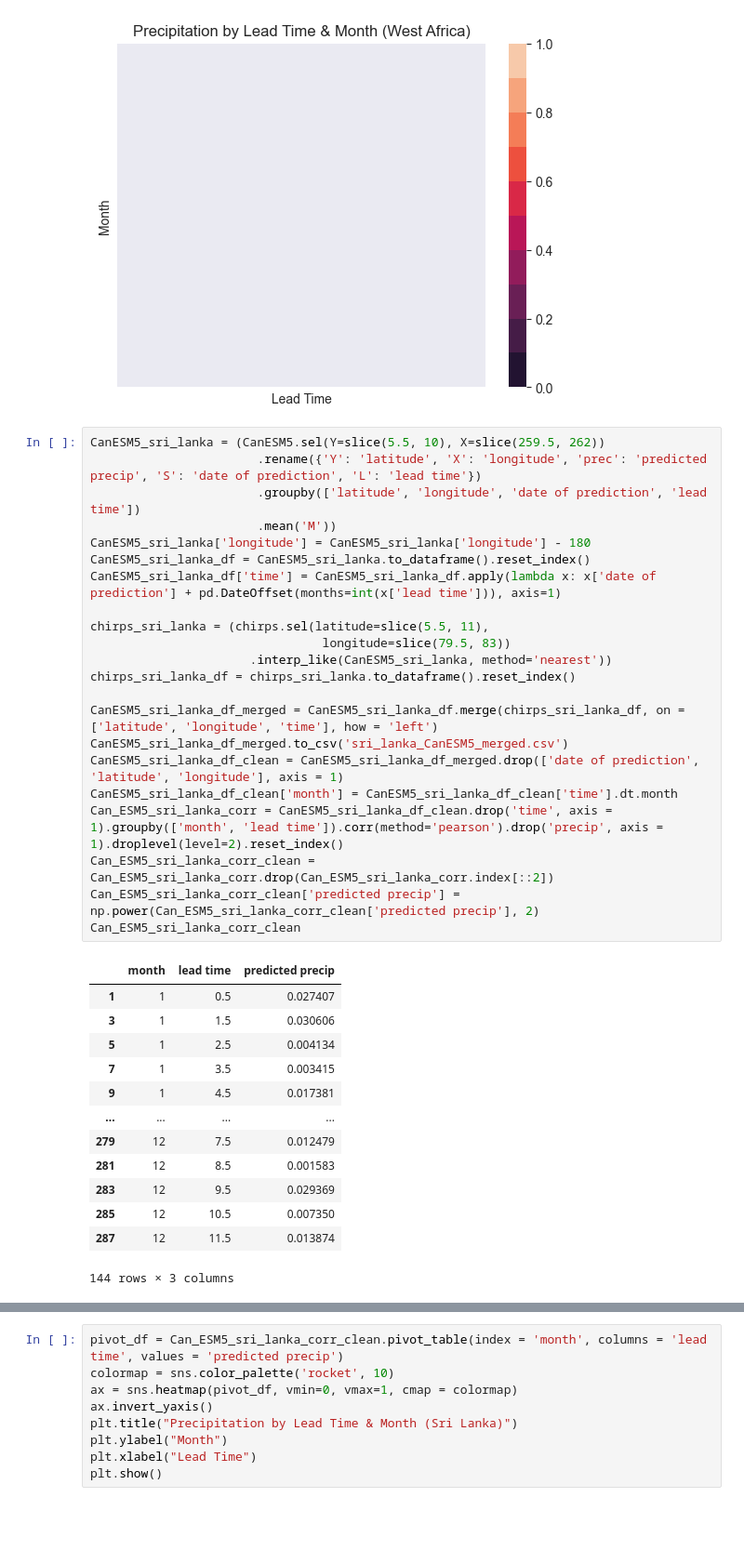
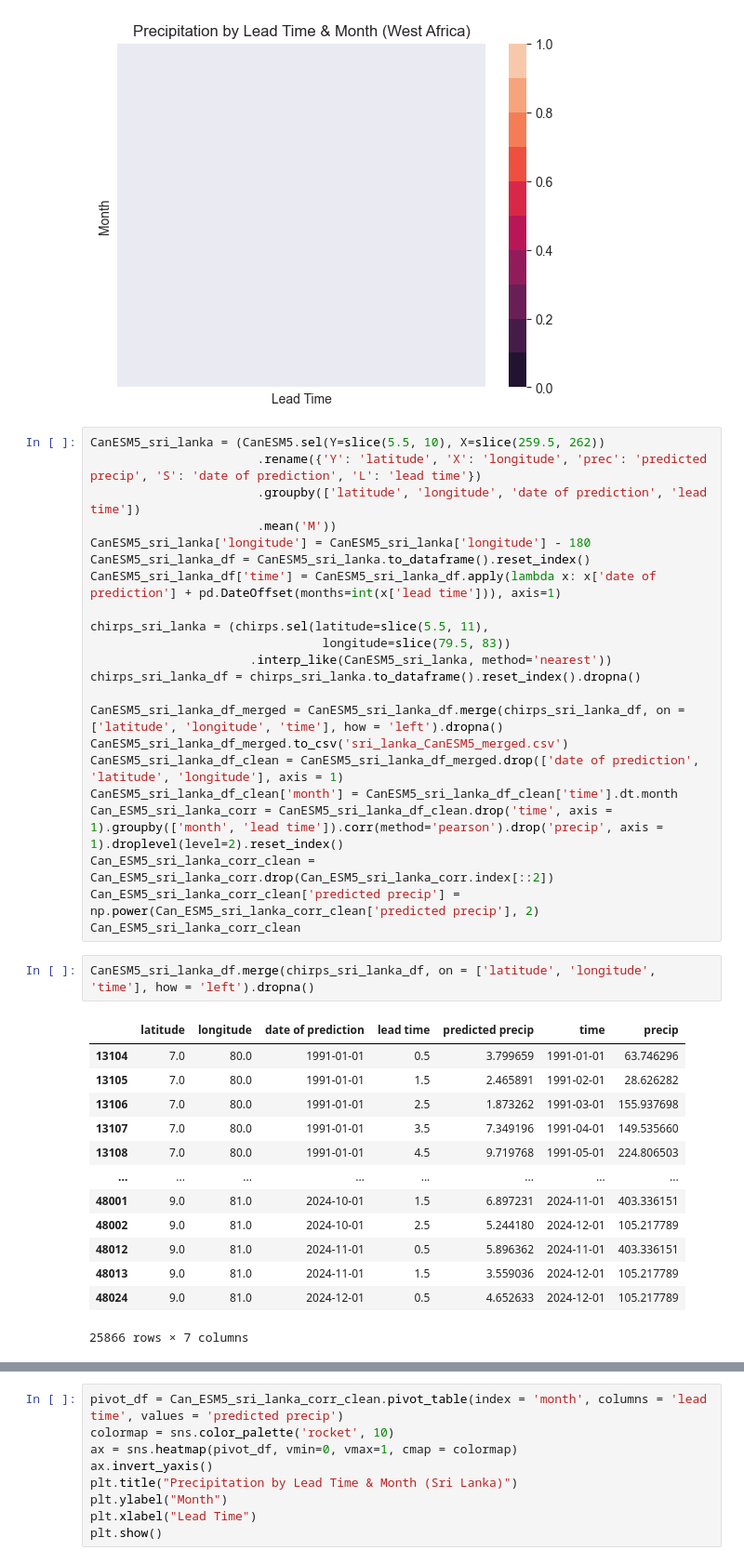
Before and after one commit to yatli24/CHC, a Jupyter notebook: CanESM5.ipynb, the cells around one changed output, grey strips where cells are left out. Shown at 93% size. Drawn from its saved outputs; the diff is of its cells as text; blank space fills up the shorter version.

```diff
--- a/CanESM5.ipynb
+++ b/CanESM5.ipynb
@@ -273,9 +249,9 @@ CanESM5_sri_lanka_df['time'] = CanESM5_sri_lanka_df.apply(lambda x: x['date of p
 chirps_sri_lanka = (chirps.sel(latitude=slice(5.5, 11),
                                 longitude=slice(79.5, 83))
                       .interp_like(CanESM5_sri_lanka, method='nearest'))
-chirps_sri_lanka_df = chirps_sri_lanka.to_dataframe().reset_index()
+chirps_sri_lanka_df = chirps_sri_lanka.to_dataframe().reset_index().dropna()
 
-CanESM5_sri_lanka_df_merged = CanESM5_sri_lanka_df.merge(chirps_sri_lanka_df, on = ['latitude', 'longitude', 'time'], how = 'left')
+CanESM5_sri_lanka_df_merged = CanESM5_sri_lanka_df.merge(chirps_sri_lanka_df, on = ['latitude', 'longitude', 'time'], how = 'left').dropna()
 CanESM5_sri_lanka_df_merged.to_csv('sri_lanka_CanESM5_merged.csv')
 CanESM5_sri_lanka_df_clean = CanESM5_sri_lanka_df_merged.drop(['date of prediction', 'latitude', 'longitude'], axis = 1)
 CanESM5_sri_lanka_df_clean['month'] = CanESM5_sri_lanka_df_clean['time'].dt.month
@@ -283,20 +259,22 @@ Can_ESM5_sri_lanka_corr = CanESM5_sri_lanka_df_clean.drop('time', axis = 1).grou
 Can_ESM5_sri_lanka_corr_clean = Can_ESM5_sri_lanka_corr.drop(Can_ESM5_sri_lanka_corr.index[::2])
 Can_ESM5_sri_lanka_corr_clean['predicted precip'] = np.power(Can_ESM5_sri_lanka_corr_clean['predicted precip'], 2)
 Can_ESM5_sri_lanka_corr_clean
-# %% [output]
-|  | month | lead time | predicted precip |
-| 1 | 1 | 0.5 | 0.027407 |
-| 3 | 1 | 1.5 | 0.030606 |
-| 5 | 1 | 2.5 | 0.004134 |
-| 7 | 1 | 3.5 | 0.003415 |
-| 9 | 1 | 4.5 | 0.017381 |
-| ... | ... | ... | ... |
-| 279 | 12 | 7.5 | 0.012479 |
-| 281 | 12 | 8.5 | 0.001583 |
-| 283 | 12 | 9.5 | 0.029369 |
-| 285 | 12 | 10.5 | 0.007350 |
-| 287 | 12 | 11.5 | 0.013874 |
-144 rows × 3 columns
+# %%
+CanESM5_sri_lanka_df.merge(chirps_sri_lanka_df, on = ['latitude', 'longitude', 'time'], how = 'left').dropna()
+# %% [output]
+|  | latitude | longitude | date of prediction | lead time | predicted precip | time | precip |
+| 13104 | 7.0 | 80.0 | 1991-01-01 | 0.5 | 3.799659 | 1991-01-01 | 63.746296 |
+| 13105 | 7.0 | 80.0 | 1991-01-01 | 1.5 | 2.465891 | 1991-02-01 | 28.626282 |
+| 13106 | 7.0 | 80.0 | 1991-01-01 | 2.5 | 1.873262 | 1991-03-01 | 155.937698 |
+| 13107 | 7.0 | 80.0 | 1991-01-01 | 3.5 | 7.349196 | 1991-04-01 | 149.535660 |
+| 13108 | 7.0 | 80.0 | 1991-01-01 | 4.5 | 9.719768 | 1991-05-01 | 224.806503 |
+| ... | ... | ... | ... | ... | ... | ... | ... |
+| 48001 | 9.0 | 81.0 | 2024-10-01 | 1.5 | 6.897231 | 2024-11-01 | 403.336151 |
+| 48002 | 9.0 | 81.0 | 2024-10-01 | 2.5 | 5.244180 | 2024-12-01 | 105.217789 |
+| 48012 | 9.0 | 81.0 | 2024-11-01 | 0.5 | 5.896362 | 2024-11-01 | 403.336151 |
+| 48013 | 9.0 | 81.0 | 2024-11-01 | 1.5 | 3.559036 | 2024-12-01 | 105.217789 |
+| 48024 | 9.0 | 81.0 | 2024-12-01 | 0.5 | 4.652633 | 2024-12-01 | 105.217789 |
+25866 rows × 7 columns
 # %%
 test = chirps_sri_lanka.sel(time = '2020-01')
 test['precip'].plot()
```
Also changed, not shown: parts of 8 cells of this notebook.
